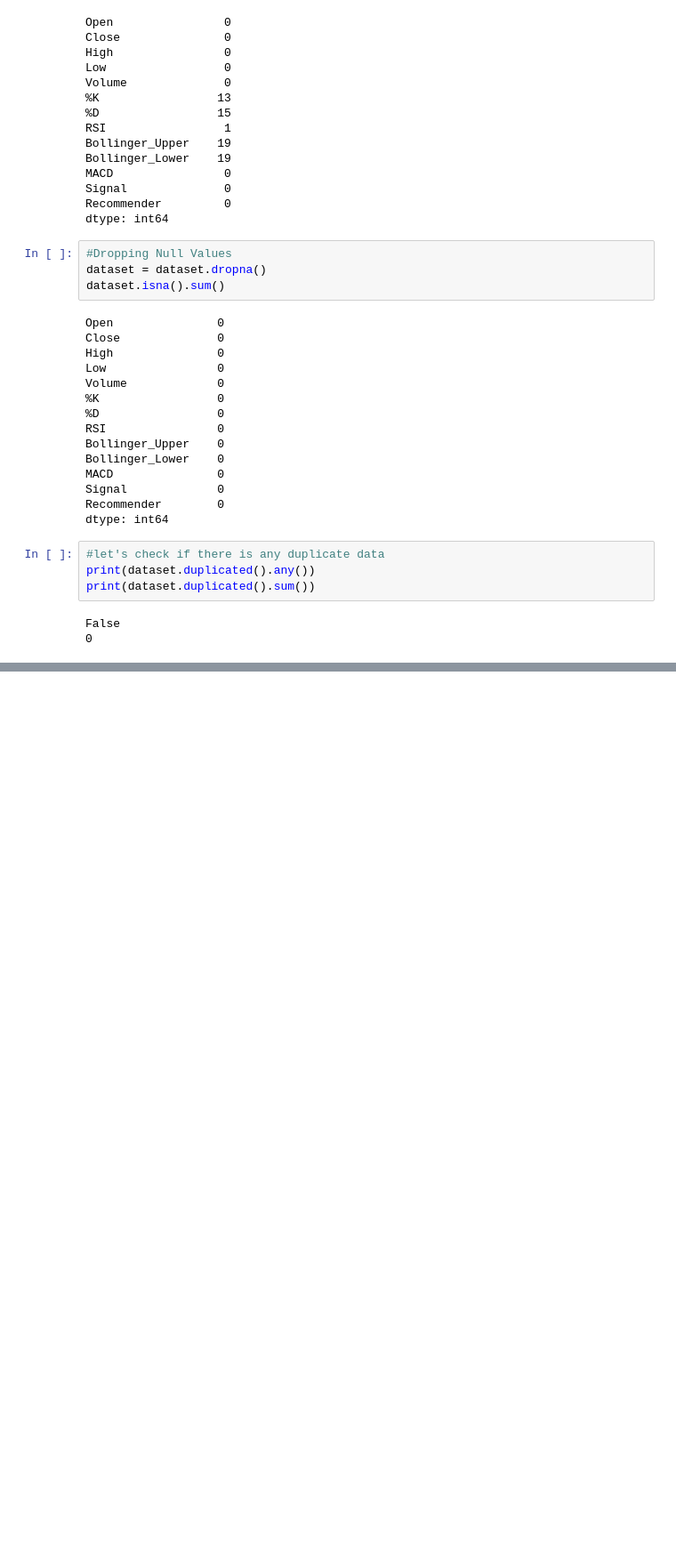
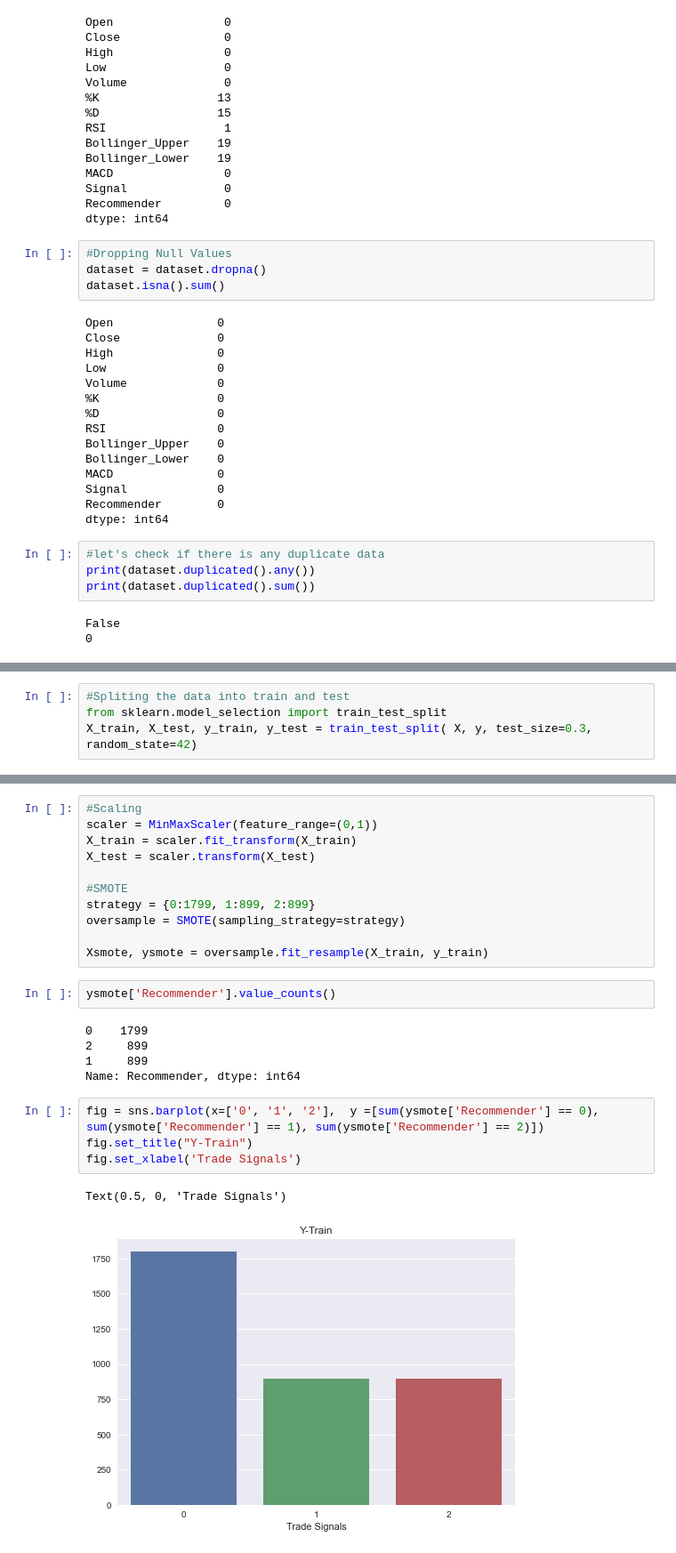
Before and after one commit to shrestha-rahul/Dissertation-Project, a Jupyter notebook: Machine Learning/Classification_Models.ipynb, the cells around one changed output, grey strips where cells are left out. Shown at 89% size. Saved outputs shown, nothing was run; the diff lists cells and outputs as text; blank space fills up the shorter version.

```diff
--- a/Machine Learning/Classification_Models.ipynb
+++ b/Machine Learning/Classification_Models.ipynb
@@ -1082,0 +1774,4 @@ model_results
+# %%
+#Spliting the data into train and test
+from sklearn.model_selection import train_test_split
+X_train, X_test, y_train, y_test = train_test_split( X, y, test_size=0.3, random_state=42)
@@ -1082,0 +1792,25 @@ model_results
+# %%
+#Scaling
+scaler = MinMaxScaler(feature_range=(0,1))
+X_train = scaler.fit_transform(X_train)
+X_test = scaler.transform(X_test)
+
+#SMOTE
+strategy = {0:1799, 1:899, 2:899}
+oversample = SMOTE(sampling_strategy=strategy)
+
+Xsmote, ysmote = oversample.fit_resample(X_train, y_train)
+# %%
+ysmote['Recommender'].value_counts()
+# %% [output]
+0    1799
+2     899
+1     899
+Name: Recommender, dtype: int64
+# %%
+fig = sns.barplot(x=['0', '1', '2'],  y =[sum(ysmote['Recommender'] == 0), sum(ysmote['Recommender'] == 1), sum(ysmote['Recommender'] == 2)])
+fig.set_title("Y-Train")
+fig.set_xlabel('Trade Signals')
+# %% [output]
+Text(0.5, 0, 'Trade Signals')
+[figure, added]
```
Also changed, not shown: parts of 77 cells of this notebook, 9 other files.
